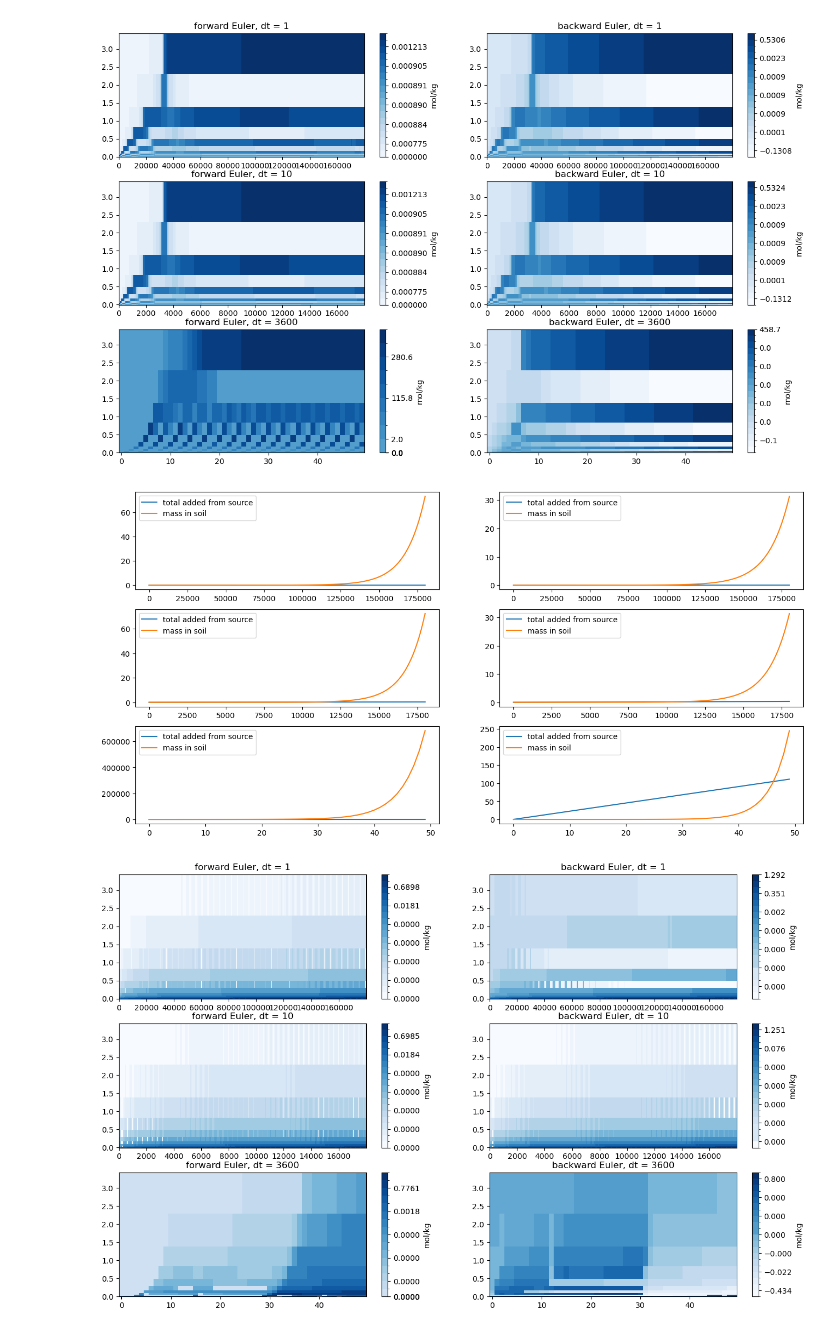
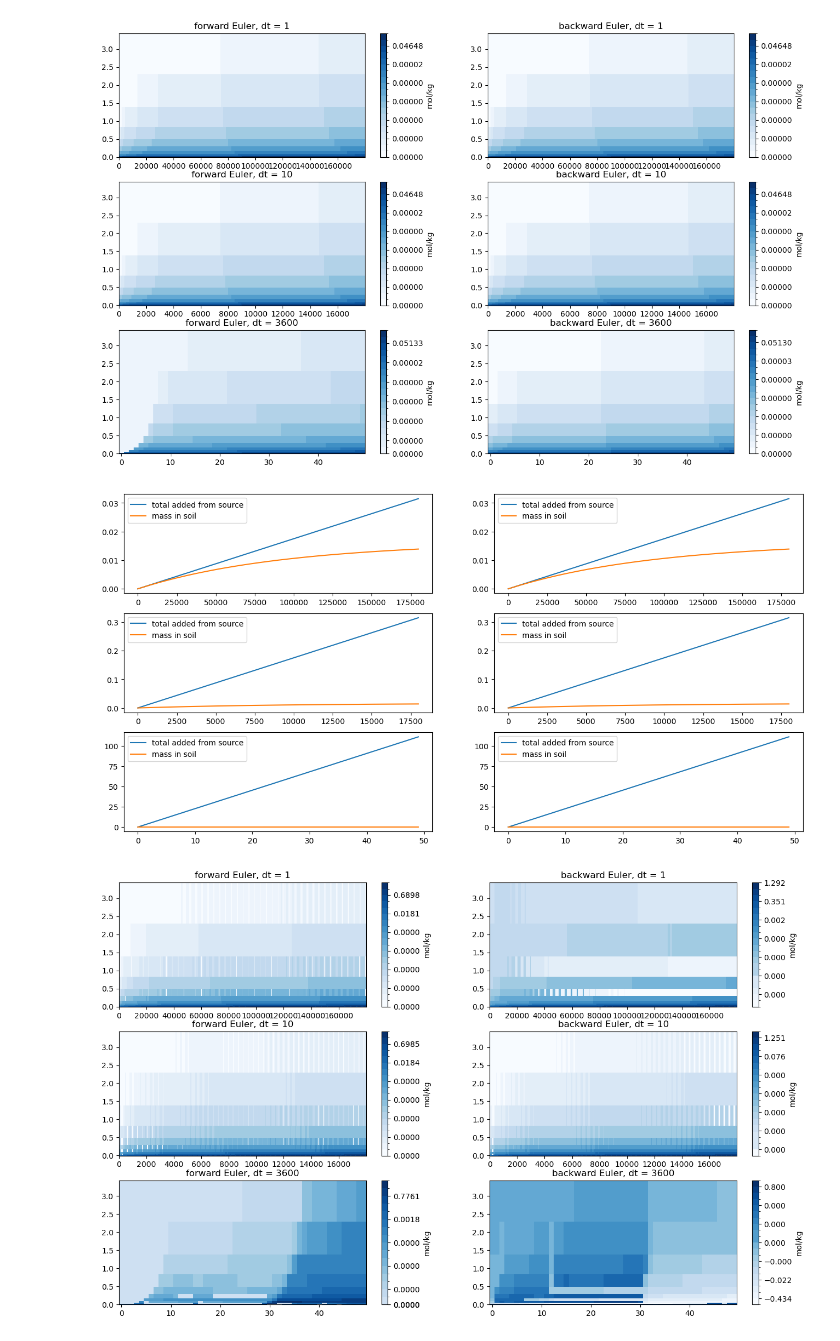
Before and after one commit to ypwong22/erw_scripts, a Jupyter notebook: test_advection/main2.ipynb, the cells around one changed output. Drawn from its saved outputs; the diff is of its cells as text; code cells hidden in the pictures.

```diff
--- a/test_advection/main2.ipynb
+++ b/test_advection/main2.ipynb
@@ -125,7 +125,8 @@ sourcesink = np.zeros(nlevsoi)
 sourcesink[0] = 1e-5
 # %%
 # constant flow rate (m/s)
-q_int = np.ones(nlevsoi+1) * 1e-4
+# at 1e-10 the algorithm works well, at 1e-4 it is terrible
+q_int = np.ones(nlevsoi+1) * 1e-10
 
 # constant soil moisture
 h2osoi = np.ones(nlevsoi) * 0.4
@@ -142,35 +143,35 @@ for dt, euler in tqdm(it.product([1, 10, 3600], ['forward','backward'])):
             c_prev = result[t, :]
 
         result_all[(dt,euler)] = result
 
 fig, axes = plt.subplots(3, 2, figsize = (16, 10))
 for i,(dt,euler) in enumerate(it.product([1, 10, 3600], ['forward','backward'])):
     ax = axes.flat[i]
     result = result_all[(dt,euler)]
     cf = ax.pcolormesh(np.arange(length//dt), zsoi, result.T,
                         norm = BoundaryNorm(np.percentile(result.reshape(-1), np.arange(0,101,5)),
                                             ncolors = 256), cmap = 'Blues')
     plt.colorbar(cf, ax = ax, label = 'mol/kg')
     ax.set_title(f'{euler} Euler, dt = {dt}')
 plt.savefig('test_main2.png')
 
 # Add the diagnostis of how much source is added v.s. how much remains in the soil column
 # mol/kg * m3/m3 * dz, cumsum
 fig, axes = plt.subplots(3, 2, figsize = (16, 8))
 for i,(dt,euler) in enumerate(it.product([1, 10, 3600], ['forward','backward'])):
     ax = axes.flat[i]
 
     result = result_all[(dt,euler)]
     tot_in = np.sum(result * h2osoi * dz, axis = 1)
 
     total_added = np.arange(0, 3600*50, dt) * np.sum(sourcesink * dz * dt)
 
     ax.plot(total_added)
     ax.plot(tot_in)
     ax.legend(['total added from source', 'mass in soil'])
 # %% [output]
-[figure, old version]
+[figure, new version]
-[figure, old version]
+[figure, new version]
 # %%
 # realistic flow rate and soil moisture
 hr = xr.open_dataset(os.path.join(os.environ['E3SM_ROOT'], 'output',
```
Also changed, not shown: 1 other file.
